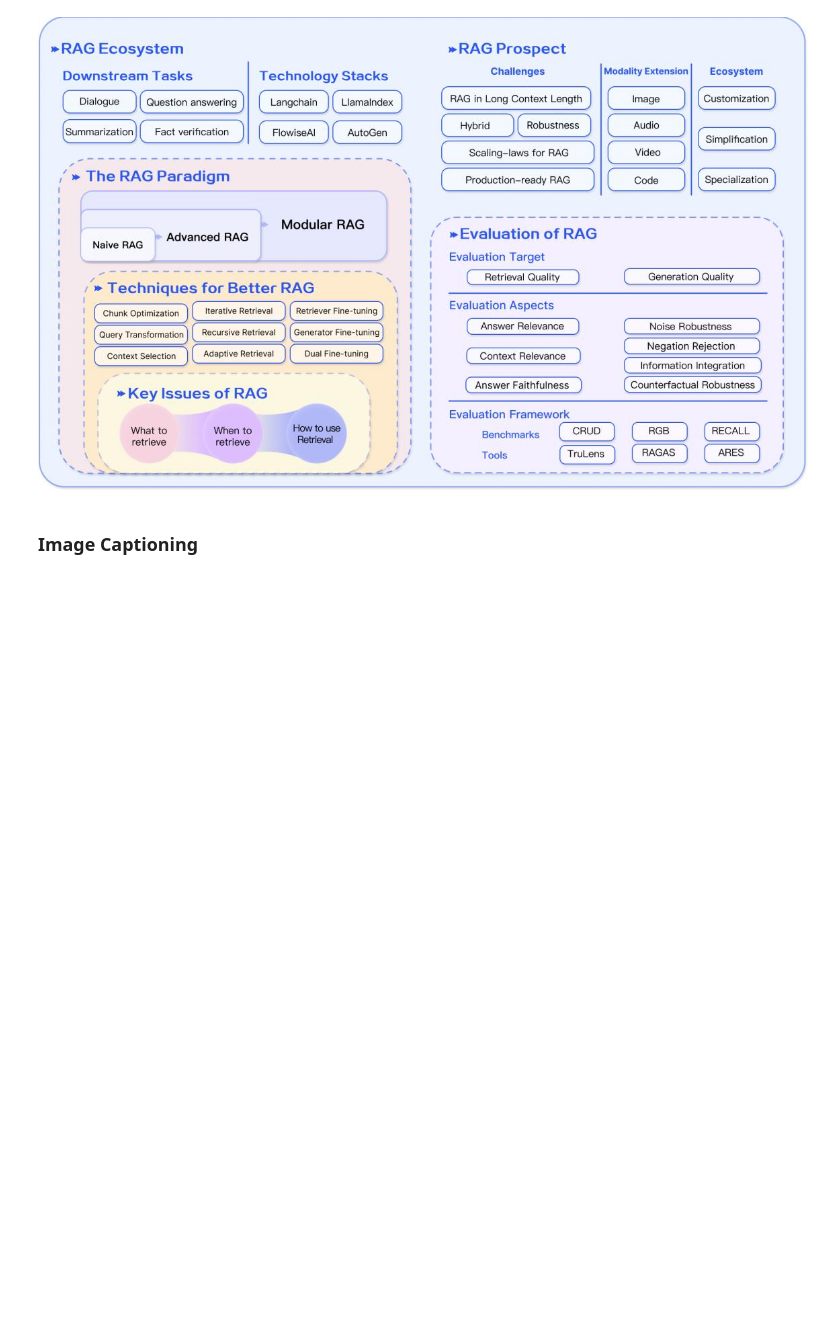
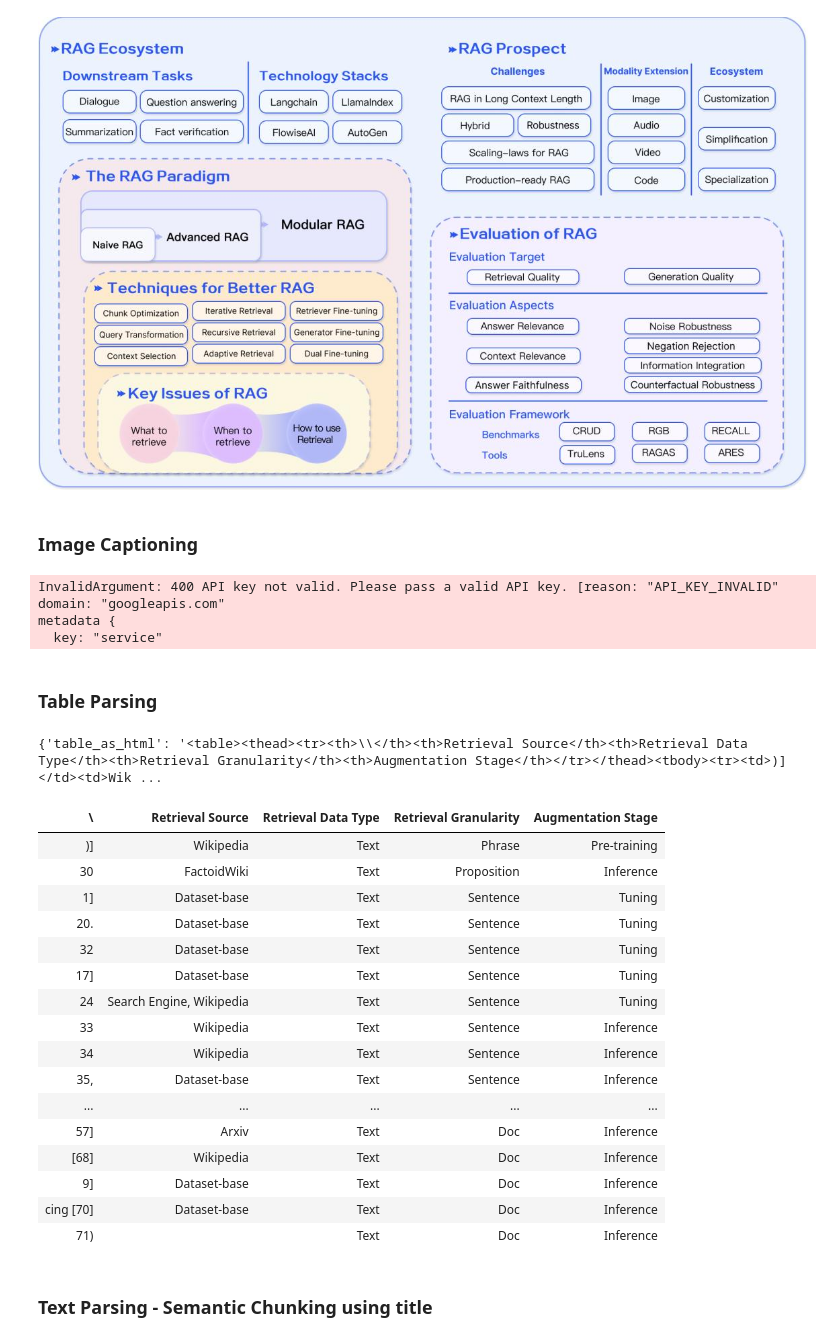
Before and after one commit to saurabhpandey2108/Multimodal-Parsing, a Jupyter notebook: Deva.ipynb, the cells around one changed output. Drawn from its saved outputs; the diff is of its cells as text; code cells hidden in the pictures; blank space fills up the shorter version.

```diff
--- a/Deva.ipynb
+++ b/Deva.ipynb
@@ -144,0 +180,52 @@ Index: 416,Caption:Fig. 6. Summary of RAG ecosystem
+# %%
+generate_image_description(all_images[0])
+# %% [output]
+InvalidArgument: 400 API key not valid. Please pass a valid API key. [reason: "API_KEY_INVALID"
+domain: "googleapis.com"
+metadata {
+  key: "service"
+# %% [markdown]
+### Table Parsing
+# %%
+
+from unstructured.documents.elements import Table
+
+# Extract tables from the raw chunks
+table_data = []
+for idx, element in enumerate(raw_chunks):
+    if isinstance(element, Table):
+        table_data.append({
+            "table_as_html": element.metadata.text_as_html,
+        })
+# %%
+
+# Print the first table data
+print(table_data[0])
+# %% [output]
+{'table_as_html': '<table><thead><tr><th>\\</th><th>Retrieval Source</th><th>Retrieval Data Type</th><th>Retrieval Granularity</th><th>Augmentation Stage</th></tr></thead><tbody><tr><td>)]</td><td>Wik ...
+# %%
+from IPython.display import display, HTML
+
+# Display the first table's HTML representation
+def display_table_as_html(table_html):
+    display(HTML(table_html))
+
+display_table_as_html(table_data[0]["table_as_html"])
+# %% [output]
+| \ | Retrieval Source | Retrieval Data Type | Retrieval Granularity | Augmentation Stage |
+| )] | Wikipedia | Text | Phrase | Pre-training |
+| 30 | FactoidWiki | Text | Proposition | Inference |
+| 1] | Dataset-base | Text | Sentence | Tuning |
+| 20. | Dataset-base | Text | Sentence | Tuning |
+| 32 | Dataset-base | Text | Sentence | Tuning |
+| 17] | Dataset-base | Text | Sentence | Tuning |
+| 24 | Search Engine, Wikipedia | Text | Sentence | Tuning |
+| 33 | Wikipedia | Text | Sentence | Inference |
+| 34 | Wikipedia | Text | Sentence | Inference |
+| 35, | Dataset-base | Text | Sentence | Inference |
+| ... | ... | ... | ... | ... |
+| 57] | Arxiv | Text | Doc | Inference |
+| [68] | Wikipedia | Text | Doc | Inference |
+| 9] | Dataset-base | Text | Doc | Inference |
+| cing [70] | Dataset-base | Text | Doc | Inference |
+| 71) |  | Text | Doc | Inference |
@@ -144,0 +274,2 @@ Index: 416,Caption:Fig. 6. Summary of RAG ecosystem
+# %% [markdown]
+### Text Parsing - Semantic Chunking using title
```
Also changed, not shown: parts of 9 cells of this notebook, 4 other files.
